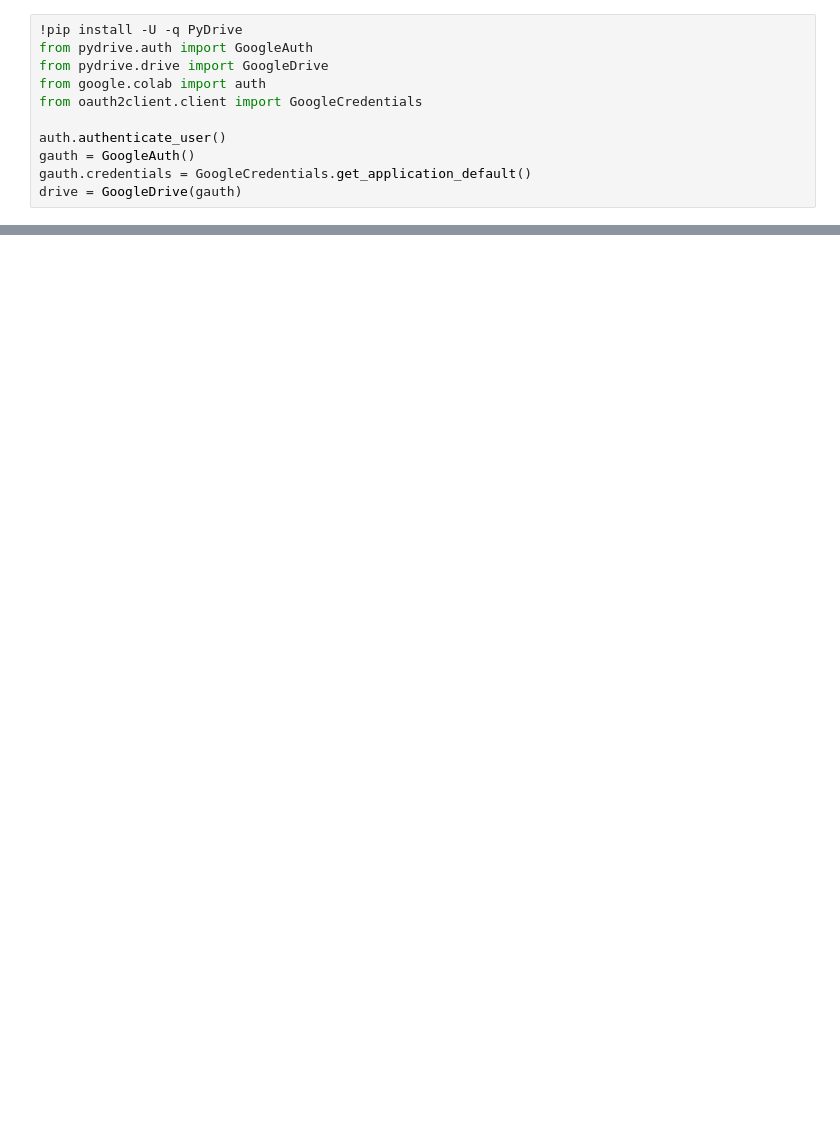
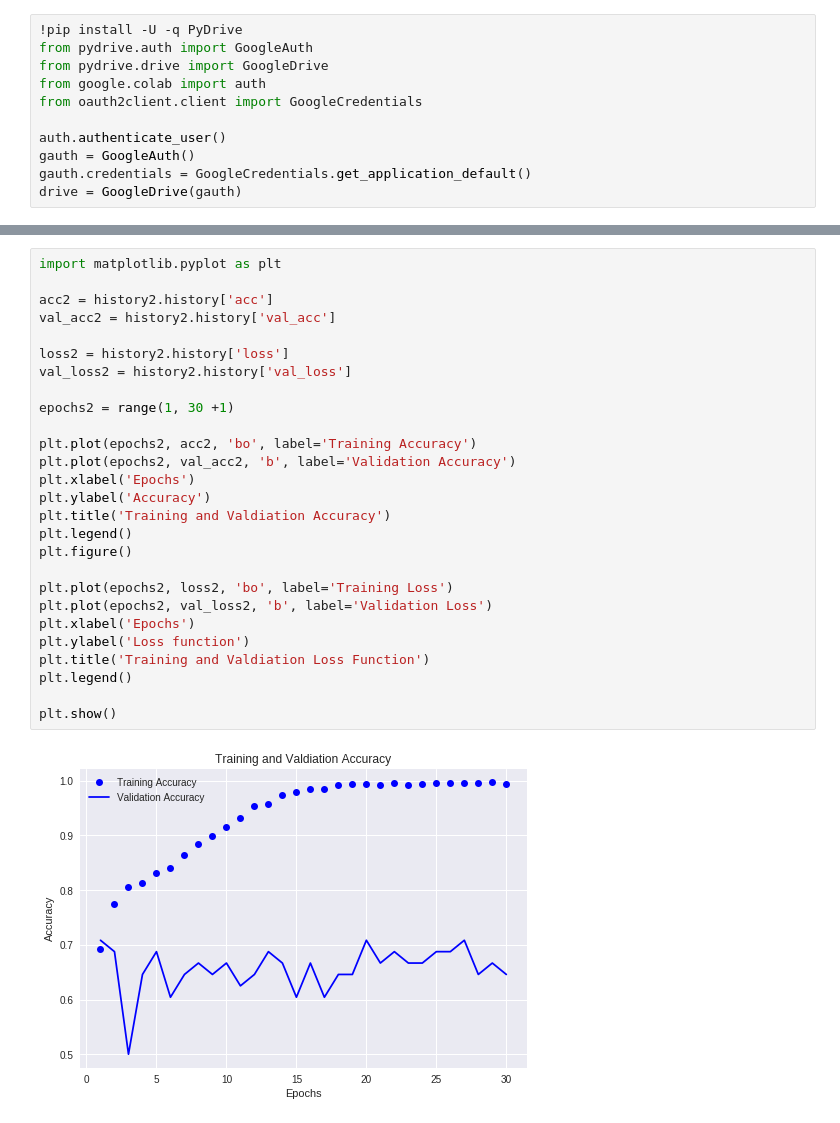
Before and after one commit to PGrabinski/XRayPneumonia, a Jupyter notebook: X_Ray.ipynb, the cells around one changed output, grey strips where cells are left out. Cells and saved outputs as stored; diff of their text form; blank space fills up the shorter version.

```diff
--- a/X_Ray.ipynb
+++ b/X_Ray.ipynb
@@ -65,0 +246,29 @@ plt.imshow(img)
+# %%
+import matplotlib.pyplot as plt
+
+acc2 = history2.history['acc']
+val_acc2 = history2.history['val_acc']
+
+loss2 = history2.history['loss']
+val_loss2 = history2.history['val_loss']
+
+epochs2 = range(1, 30 +1)
+
+plt.plot(epochs2, acc2, 'bo', label='Training Accuracy')
+plt.plot(epochs2, val_acc2, 'b', label='Validation Accuracy')
+plt.xlabel('Epochs')
+plt.ylabel('Accuracy')
+plt.title('Training and Valdiation Accuracy')
+plt.legend()
+plt.figure()
+
+plt.plot(epochs2, loss2, 'bo', label='Training Loss')
+plt.plot(epochs2, val_loss2, 'b', label='Validation Loss')
+plt.xlabel('Epochs')
+plt.ylabel('Loss function')
+plt.title('Training and Valdiation Loss Function')
+plt.legend()
+
+plt.show()
+# %% [output]
+[figure, added]
```
Also changed, not shown: parts of 22 cells of this notebook.
